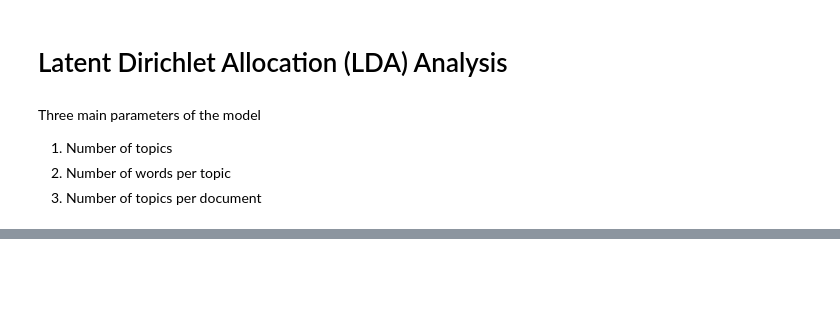
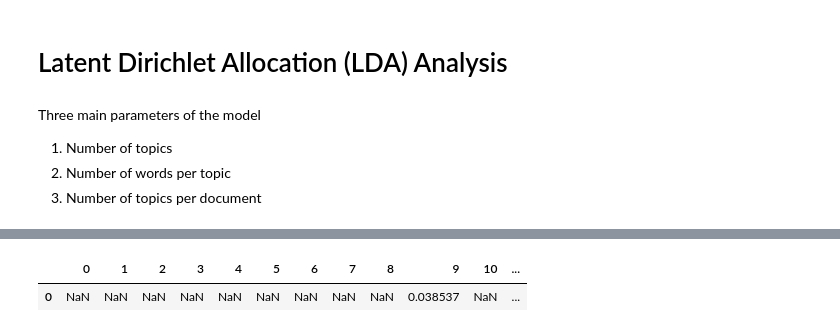
Before and after one commit to Delamater/MachineLearning, a Jupyter notebook: GeneralAssembly/CapstoneProject/SageCityForums/Final/Docs/SageForumsAnalysis.ipynb, the cells around one changed output, grey strips where cells are left out. Drawn from its saved outputs; the diff is of its cells as text; code cells hidden in the pictures; blank space fills up the shorter version.

```diff
--- a/GeneralAssembly/CapstoneProject/SageCityForums/Final/Docs/SageForumsAnalysis.ipynb
+++ b/GeneralAssembly/CapstoneProject/SageCityForums/Final/Docs/SageForumsAnalysis.ipynb
@@ -475,0 +636,5 @@ Three main parameters of the model
+# %%
+np.random.seed(123456)
+num_topics = 20
+
+%time lda_model = models.LdaModel(corpus, num_topics=num_topics, id2word=dictionary_LDA, passes=4, alpha=[0.01]*num_topics, eta=[0.01]*len(dictionary_LDA.keys()))
@@ -475,0 +683,12 @@ Three main parameters of the model
+# %%
+
+def topics_document_to_dataframe(topics_document, num_topics):
+    res = pd.DataFrame(columns=range(num_topics))
+    for topic_weight in topics_document:
+        res.loc[0, topic_weight[0]] = topic_weight[1]
+    return res
+# %%
+topics_document_to_dataframe([(9, 0.03853655432967504), (15, 0.09130117862212643), (18, 0.8692868808484044)], 20)
+# %% [output]
+|  | 0 | 1 | 2 | 3 | 4 | 5 | 6 | 7 | 8 | 9 | 10 | ... |
+| 0 | NaN | NaN | NaN | NaN | NaN | NaN | NaN | NaN | NaN | 0.038537 | NaN | ... |
```
Also changed, not shown: parts of 31 cells of this notebook.
